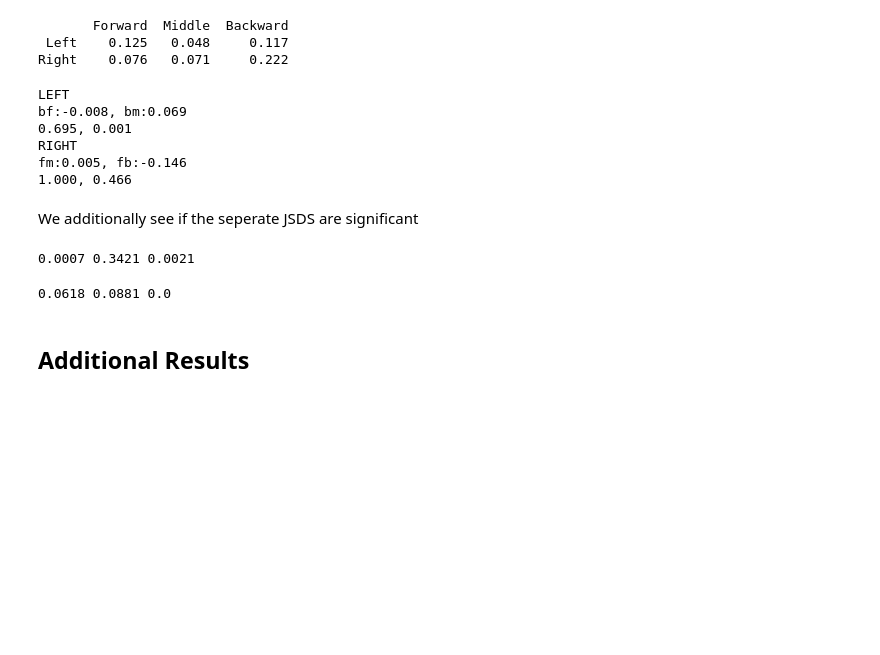
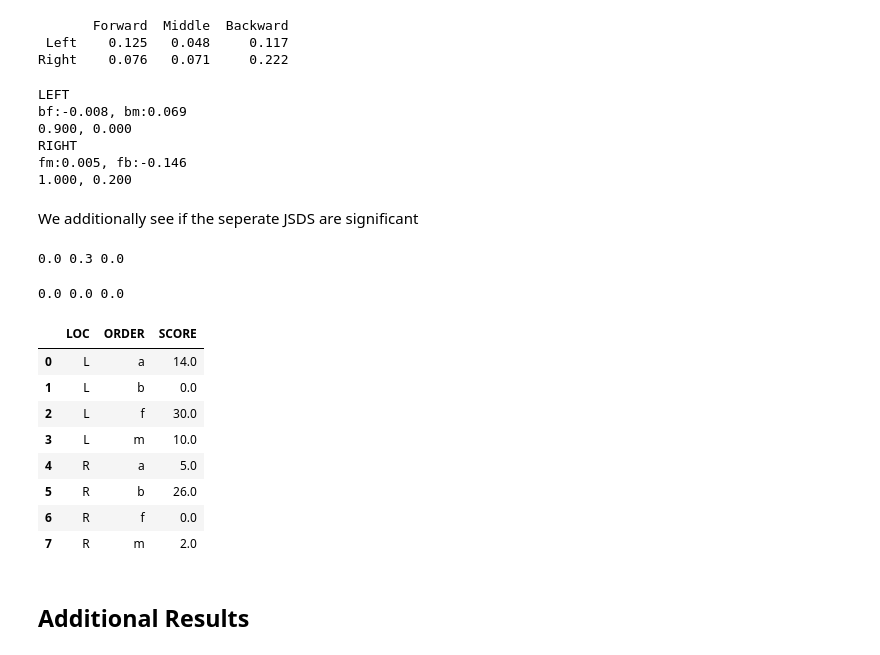
Before and after one commit to katie-warburton/Sequence-Effects-in-Hierarchical-Category-Systems, a Jupyter notebook: Order Effetcs Analysis.ipynb, the cells around one changed output. Cells and saved outputs as stored; diff of their text form; code cells hidden in the pictures; blank space fills up the shorter version.

```diff
--- a/Order Effetcs Analysis.ipynb
+++ b/Order Effetcs Analysis.ipynb
@@ -141,37 +135,61 @@ Right    0.076   0.071     0.222
 # %%
 print('LEFT')
 print(f'bf:{round(left_b-left_f, 3)}, bm:{round(left_b-left_m, 3)}')
-pbf, pbm = analyses.perm_test(cleanedTrial, 'L', 10000)
+pbf, pbm = analyses.perm_test(cleanedTrial, 'L', 10)
 print(f'{pbf:.3f}, {pbm:.3f}')
 
 print('RIGHT')
 print(f'fm:{round(right_f-right_m, 3)}, fb:{round(right_f - right_b, 3)}')
 
-pfb, pfm = analyses.perm_test(cleanedTrial, 'R', 10000)
+pfb, pfm = analyses.perm_test(cleanedTrial, 'R', 10)
 print(f'{pfb:.3f}, {pfm:.3f}')
 # %% [output]
 LEFT
 bf:-0.008, bm:0.069
-0.695, 0.001
+0.900, 0.000
 RIGHT
 fm:0.005, fb:-0.146
-1.000, 0.466
+1.000, 0.200
 # %% [markdown]
 We additionally see if the seperate JSDS are significant
 # %%
-pf = analyses.perm_test2(cleanedTrial, 'L', 'f', 10000)
-pm = analyses.perm_test2(cleanedTrial, 'L', 'm', 10000)
-pb = analyses.perm_test2(cleanedTrial, 'L', 'b', 10000)
+pf = analyses.perm_test2(cleanedTrial, 'L', 'f', 10)
+pm = analyses.perm_test2(cleanedTrial, 'L', 'm', 10)
+pb = analyses.perm_test2(cleanedTrial, 'L', 'b', 10)
 print(pf, pm, pb)
 # %% [output]
-0.0007 0.3421 0.0021
+0.0 0.3 0.0
 # %%
-pf = analyses.perm_test2(cleanedTrial, 'R', 'f', 10000)
-pm = analyses.perm_test2(cleanedTrial, 'R', 'm', 10000)
-pb = analyses.perm_test2(cleanedTrial, 'R', 'b', 10000)
+pf = analyses.perm_test2(cleanedTrial, 'R', 'f', 10)
+pm = analyses.perm_test2(cleanedTrial, 'R', 'm', 10)
+pb = analyses.perm_test2(cleanedTrial, 'R', 'b', 10)
 print(pf, pm, pb)
 # %% [output]
-0.0618 0.0881 0.0
+0.0 0.0 0.0
+# %%
+table = cleanedTrial[(cleanedTrial['LOC'] == 'L') | (cleanedTrial['LOC'] == 'R')][['LOC', 'ORDER', 'SCORE']].groupby(['LOC', 'ORDER']).median().reset_index()
+
+
+
+min_l = table[table['LOC'] == 'L']['SCORE'].min()
+min_r = table[table['LOC'] == 'R']['SCORE'].min()
+
+table.loc[table['LOC'] == 'L', 'SCORE'] -= min_l
+table.loc[table['LOC'] == 'R', 'SCORE'] -= min_r
+
+round(table)
+
+# table = round(table - table.min())
+# %% [output]
+|  | LOC | ORDER | SCORE |
+| 0 | L | a | 14.0 |
+| 1 | L | b | 0.0 |
+| 2 | L | f | 30.0 |
+| 3 | L | m | 10.0 |
+| 4 | R | a | 5.0 |
+| 5 | R | b | 26.0 |
+| 6 | R | f | 0.0 |
+| 7 | R | m | 2.0 |
 # %% [markdown]
 ## Additional Results
 # %% [markdown]
```
Also changed, not shown: parts of 5 cells of this notebook, 12 other files.
